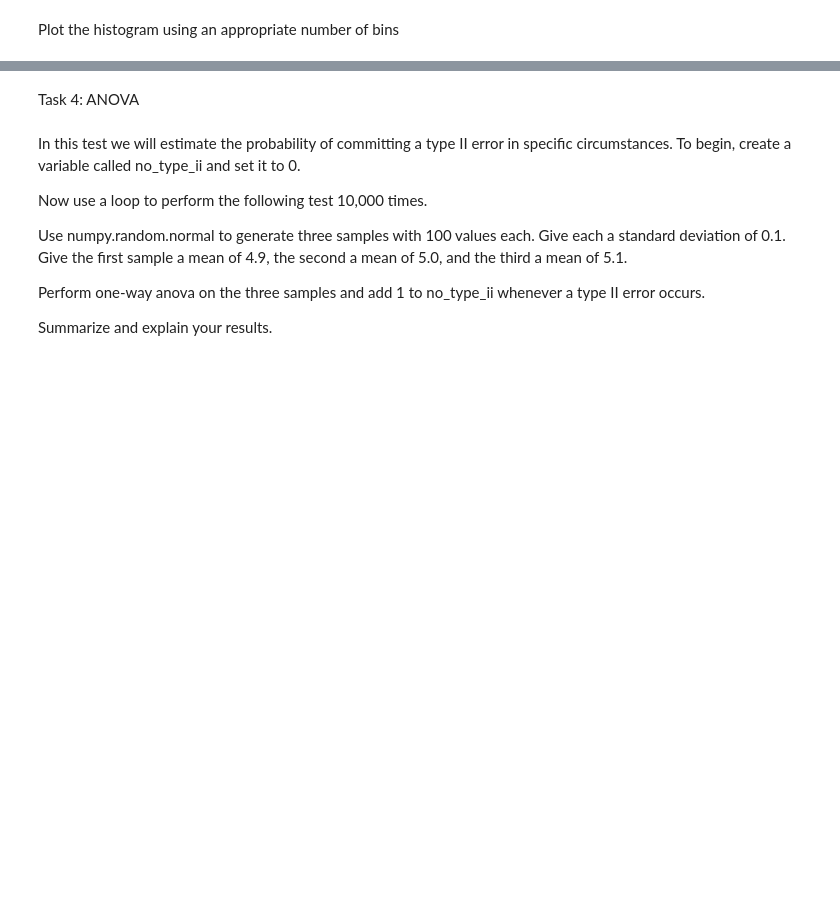
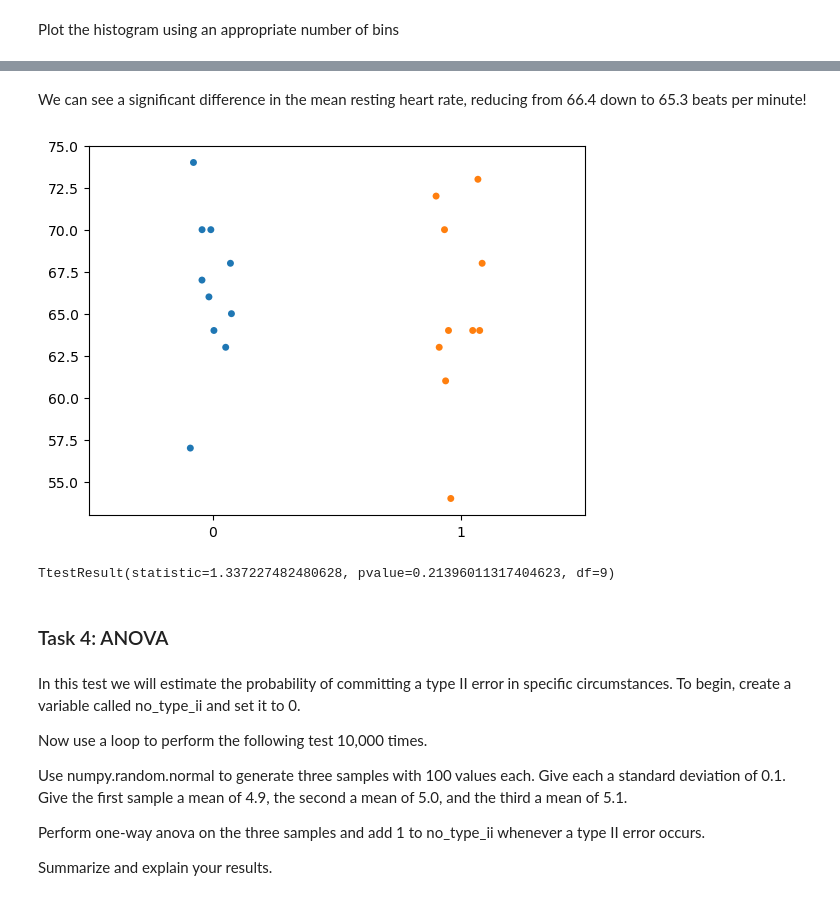
Before and after one commit to PeeBs68/applied_statistics, a Jupyter notebook: tasks.ipynb, the cells around one changed output, grey strips where cells are left out. Saved outputs shown, nothing was run; the diff lists cells and outputs as text; code cells hidden in the pictures; blank space fills up the shorter version.

Commit message:
Initial work on task3 and some general cleanup

```diff
--- a/tasks.ipynb
+++ b/tasks.ipynb
@@ -274 +309,6 @@ After	64	64	68	64	73	70	72	54	61	63
 Calculate the t-statistic based on this data set, using Python. Compare it to the value given by scipy.stats. Explain your work and list any sources used.
+# %%
+# Create the data
+
+grp_before = [63,68,70,64,74,67,70,57,66,65]
+grp_after = (64,64,68,64,73,70,72,54,61,63)
@@ -274,0 +350,14 @@ Calculate the t-statistic based on this data set, using Python. Compare it to th
+# %% [markdown]
+We can see a significant difference in the mean resting heart rate, reducing from 66.4 down to 65.3 beats per minute!
+# %%
+# Plot the data using a strip plot
+
+sns.stripplot(data=[grp_before, grp_after]);
+# %% [output]
+[figure, added]
+# %%
+# Using scipy.stats
+
+stats.ttest_rel(grp_before, grp_after)
+# %% [output]
+TtestResult(statistic=1.337227482480628, pvalue=0.21396011317404623, df=9)
@@ -275,5 +370,5 @@ Calculate the t-statistic based on this data set, using Python. Compare it to th
 # %% [markdown]
-Task 4: ANOVA
+### Task 4: ANOVA
 # %% [markdown]
 In this test we will estimate the probability of committing a type II error in specific circumstances. To begin, create a variable called no_type_ii and set it to 0.
 
```
Also changed, not shown: parts of 27 cells of this notebook.
